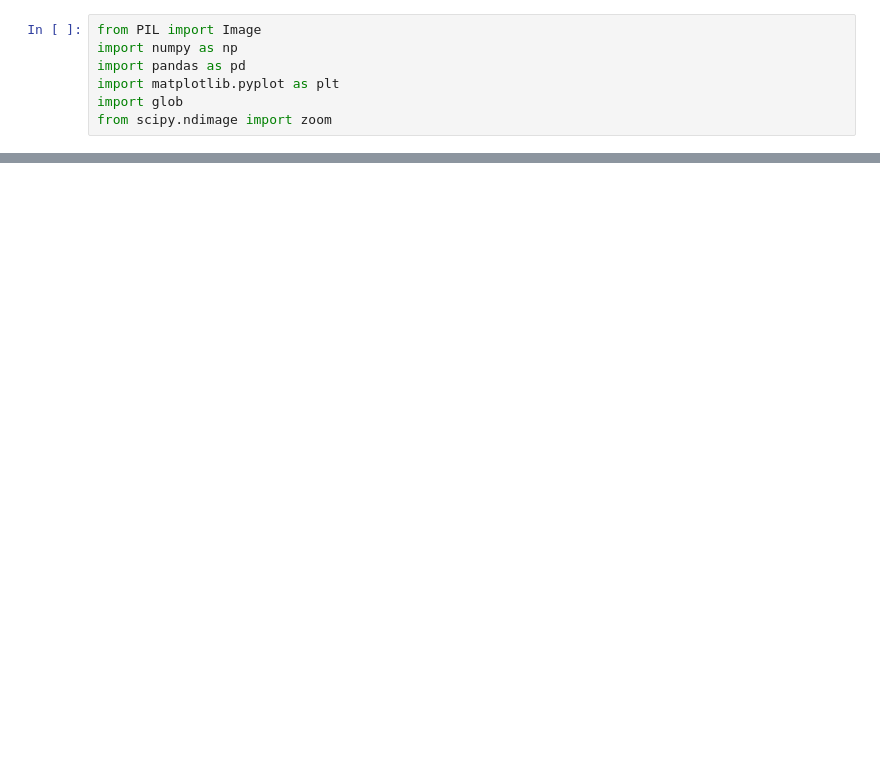
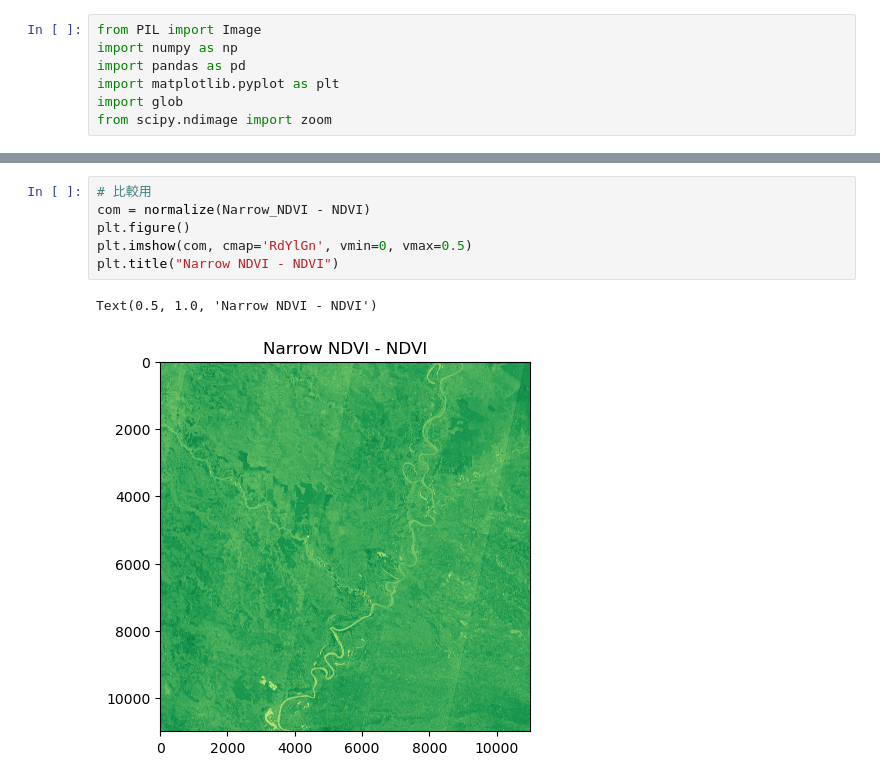
Before and after one commit to tobuhei/Trial-SITS, a Jupyter notebook: src/index_analysis.ipynb, the cells around one changed output, grey strips where cells are left out. Saved outputs shown, nothing was run; the diff lists cells and outputs as text; blank space fills up the shorter version.

```diff
--- a/src/index_analysis.ipynb
+++ b/src/index_analysis.ipynb
@@ -102,0 +109,9 @@ plt.title("Narrow NDVI - NDVI")
+# %%
+# 比較用
+com = normalize(Narrow_NDVI - NDVI)
+plt.figure()
+plt.imshow(com, cmap='RdYlGn', vmin=0, vmax=0.5)
+plt.title("Narrow NDVI - NDVI")
+# %% [output]
+Text(0.5, 1.0, 'Narrow NDVI - NDVI')
+[figure, added]
```
Also changed, not shown: parts of 15 cells of this notebook.
